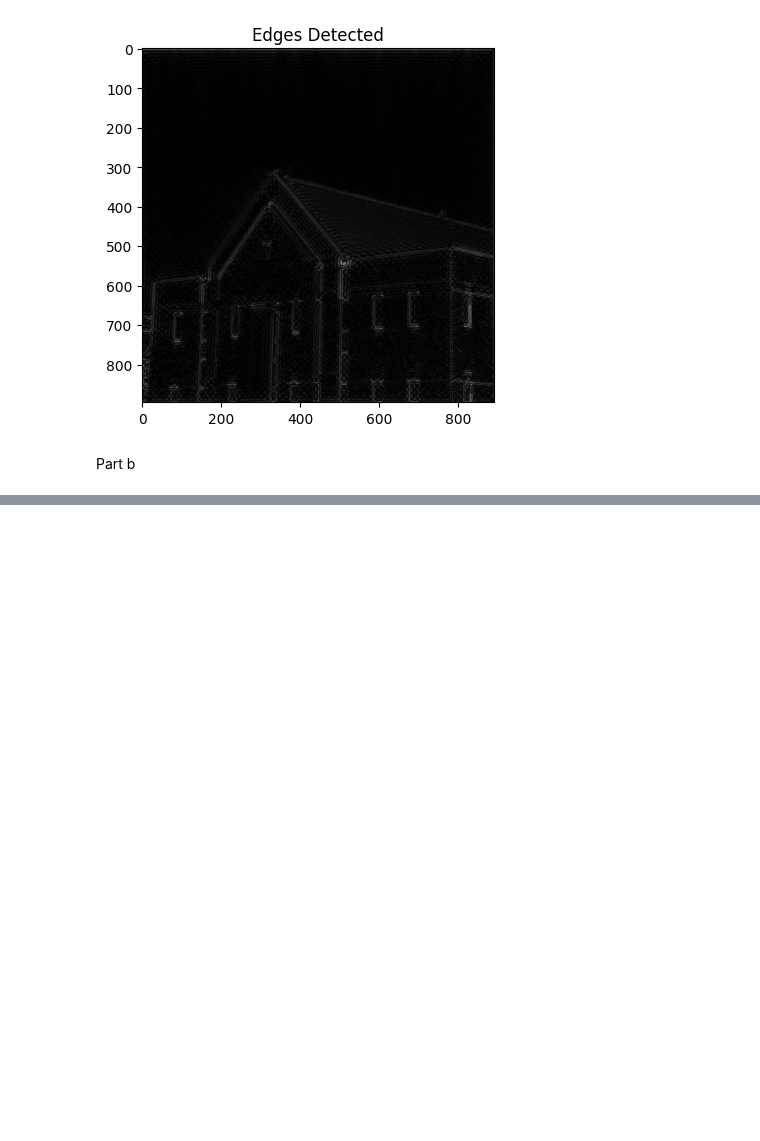
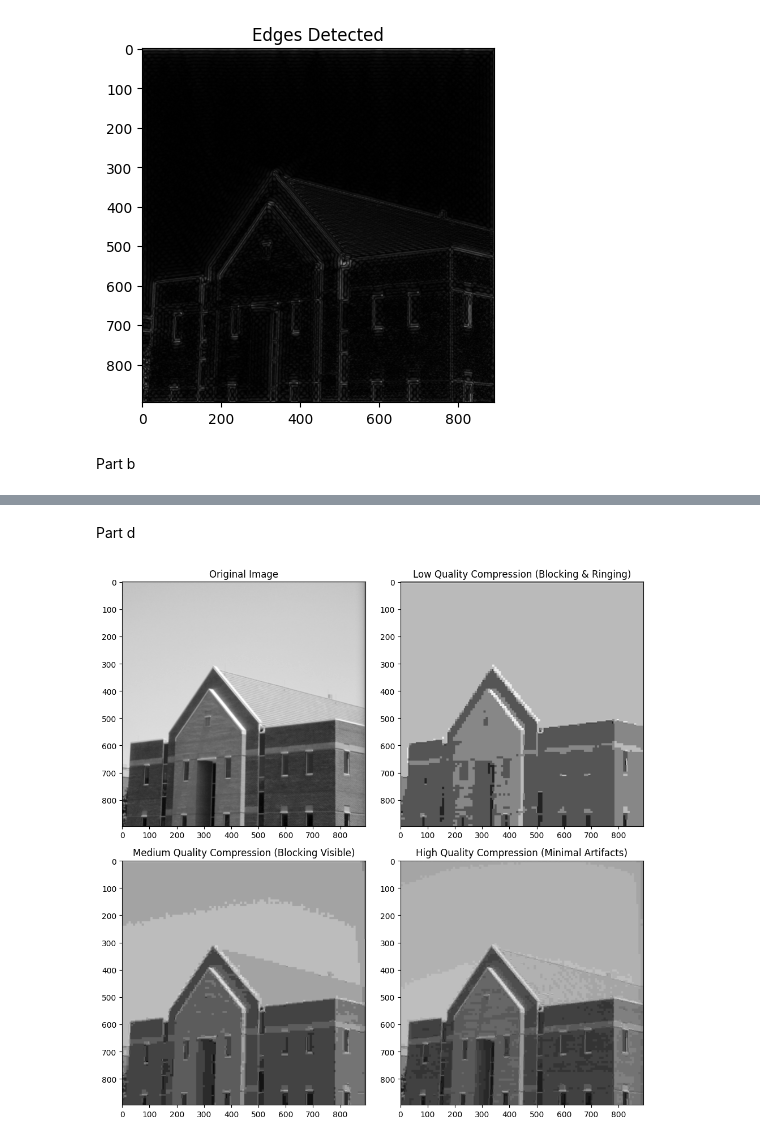
Before and after one commit to Chanidu-Edirisinghe/MathsCW, a Jupyter notebook: CW.ipynb, the cells around one changed output, grey strips where cells are left out. Saved outputs shown, nothing was run; the diff lists cells and outputs as text; code cells hidden in the pictures; blank space fills up the shorter version.

```diff
--- a/CW.ipynb
+++ b/CW.ipynb
@@ -378,0 +420,55 @@ plt.show()
+# %% [markdown]
+Part d
+# %%
+# Function to apply DCT compression and introduce artifacts
+def dct_compress(image, block_size=8, quantization_factor=10):
+    h, w = image.shape
+    compressed_image = np.copy(image)
+
+    # Apply DCT to blocks
+    for i in range(0, h, block_size):
+        for j in range(0, w, block_size):
+            # Apply DCT to each block (8x8 block size)
+            block = image[i:i+block_size, j:j+block_size]
+            block_dct = dct(dct(block.T, norm='ortho').T, norm='ortho')
+
+            # Quantize DCT coefficients by dividing by a quantization factor
+            block_dct = np.round(block_dct / quantization_factor) * quantization_factor
+
+            # Apply Inverse DCT to get the compressed block
+            block_idct = idct(idct(block_dct.T, norm='ortho').T, norm='ortho')
+            compressed_image[i:i+block_size, j:j+block_size] = block_idct
+
+    return compressed_image
+
+# Step 2: Apply compression with varying quantization factors to show artifacts
+low_quality_image = dct_compress(gray_image, block_size=8, quantization_factor=2)
+medium_quality_image = dct_compress(gray_image, block_size=8, quantization_factor=1)
+high_quality_image = dct_compress(gray_image, block_size=8, quantization_factor=0.5)
+
+# Step 3: Visualize the artifacts
+plt.figure(figsize=(10, 10))
+
+plt.subplot(2, 2, 1)
+plt.title("Original Image")
+plt.imshow(gray_image, cmap='gray')
+
+# Low quality image (strong blocking and ringing)
+plt.subplot(2, 2, 2)
+plt.title("Low Quality Compression (Blocking & Ringing)")
+plt.imshow(low_quality_image, cmap='gray')
+
+# Medium quality image (some blocking)
+plt.subplot(2, 2, 3)
+plt.title("Medium Quality Compression (Blocking Visible)")
+plt.imshow(medium_quality_image, cmap='gray')
+
+# High quality image (minimal artifacts)
+plt.subplot(2, 2, 4)
+plt.title("High Quality Compression (Minimal Artifacts)")
+plt.imshow(high_quality_image, cmap='gray')
+
+plt.tight_layout()
+plt.show()
+# %% [output]
+[figure, added]
```
Also changed, not shown: parts of 5 cells of this notebook.
